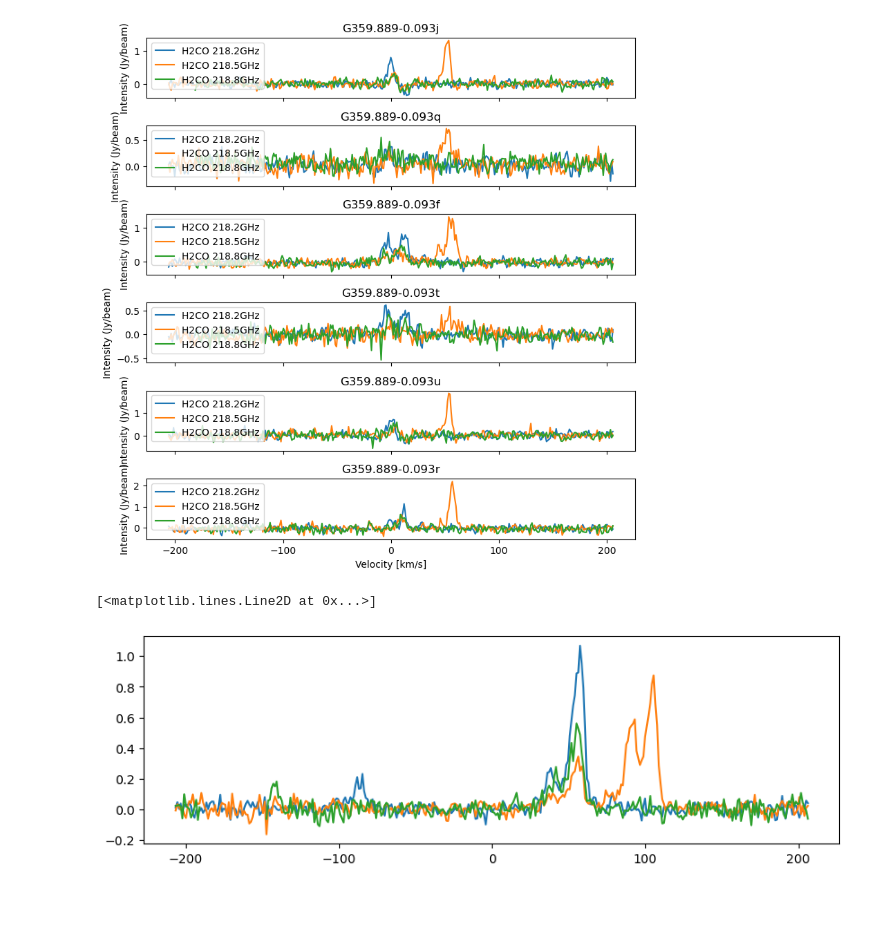
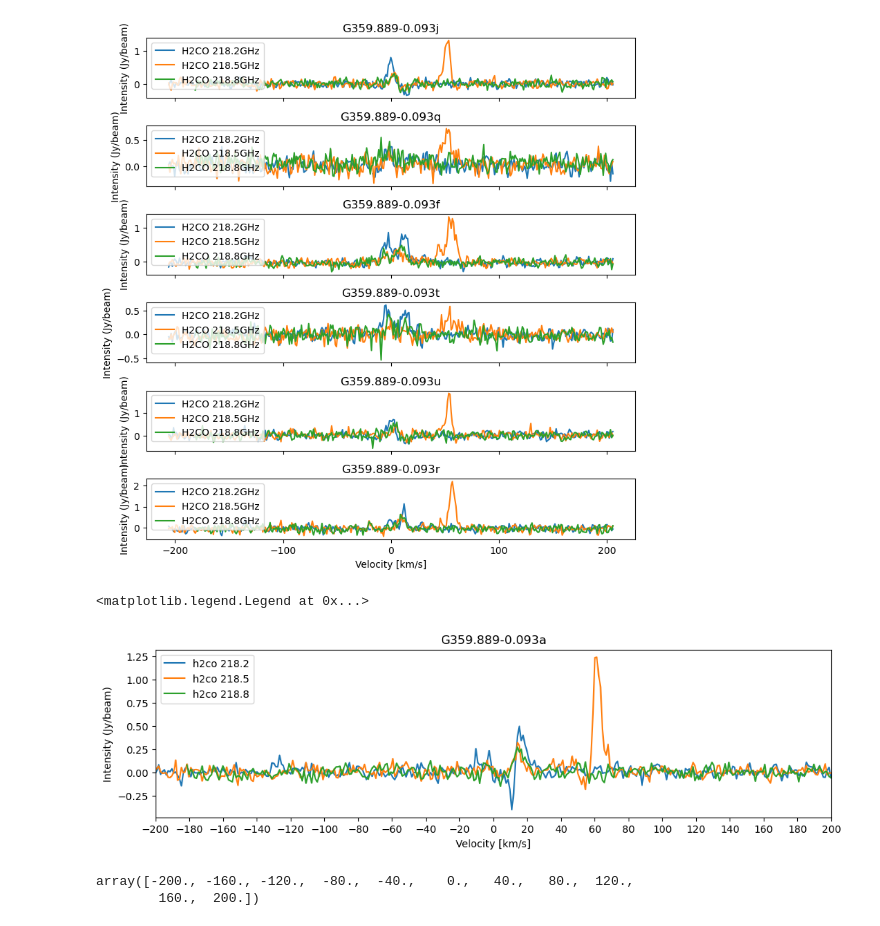
Before and after one commit to hpthatchfield/h2co_extraction, a Jupyter notebook: extract_all_spectra_from_cloud.ipynb, the cells around one changed output. Drawn from its saved outputs; the diff is of its cells as text; code cells hidden in the pictures.

Commit message:
updates to plotting routine for individual leaves

```diff
--- a/extract_all_spectra_from_cloud.ipynb
+++ b/extract_all_spectra_from_cloud.ipynb
@@ -170,17 +170,32 @@ out_table_hdu = fits.BinTableHDU.from_columns(colDefs)
 out_table_hdu.header['BMAJ'] = cube1_hdu[0].header['BMAJ']
 out_table_hdu.header['BMIN'] = cube1_hdu[0].header['BMIN']
 # %%
-### plot output for a sample leaf just as a double check to make sure things are loading in properly (optional)
-fig, ax = plt.subplots(nrows=1,ncols=1,figsize=(10,3))
-ax.plot(out_table_hdu.data[cube_ID+'a_velocity_h2co_218.2GHz'][:],
-        out_table_hdu.data[cube_ID+'a_intensity_h2co_218.2GHz'][:])
-ax.plot(out_table_hdu.data[cube_ID+'a_velocity_h2co_218.5GHz'][:],
-        out_table_hdu.data[cube_ID+'a_intensity_h2co_218.5GHz'][:])
-ax.plot(out_table_hdu.data[cube_ID+'a_velocity_h2co_218.8GHz'][:],
-        out_table_hdu.data[cube_ID+'a_intensity_h2co_218.8GHz'][:])
+### plot output for a given leaf letter in the cloud
+leafletter='a'
+fig, ax = plt.subplots(nrows=1,ncols=1,figsize=(12,3))
+ax.plot(out_table_hdu.data[cube_ID+leafletter+'_velocity_h2co_218.2GHz'][:],
+        out_table_hdu.data[cube_ID+leafletter+'_intensity_h2co_218.2GHz'][:],
+       label='h2co 218.2')
+ax.plot(out_table_hdu.data[cube_ID+leafletter+'_velocity_h2co_218.5GHz'][:],
+        out_table_hdu.data[cube_ID+leafletter+'_intensity_h2co_218.5GHz'][:],
+       label='h2co 218.5')
+ax.plot(out_table_hdu.data[cube_ID+leafletter+'_velocity_h2co_218.8GHz'][:],
+        out_table_hdu.data[cube_ID+leafletter+'_intensity_h2co_218.8GHz'][:],
+       label='h2co 218.8')
+ax.set_xticks(np.linspace(-200,200,21))
+ax.set_xlim(-200,200)
+ax.set_title(cube_ID+leafletter)
+ax.set_ylabel('Intensity (Jy/beam)')
+ax.set_xlabel('Velocity [km/s]')
+ax.legend(loc='upper left')
 # %% [output]
-[<matplotlib.lines.Line2D at 0x...>]
+<matplotlib.legend.Legend at 0x...>
-[figure, old version]
+[figure, new version]
+# %%
+np.linspace(-200,200,11)
+# %% [output]
+array([-200., -160., -120.,  -80.,  -40.,    0.,   40.,   80.,  120.,
+        160.,  200.])
 # %%
 ### Save file:
 out_table_hdu.writeto('./'+cube_ID+'_leaf_avg_spectratab_unweighted.fits',overwrite=True)
```
Also changed, not shown: parts of 2 cells of this notebook.
